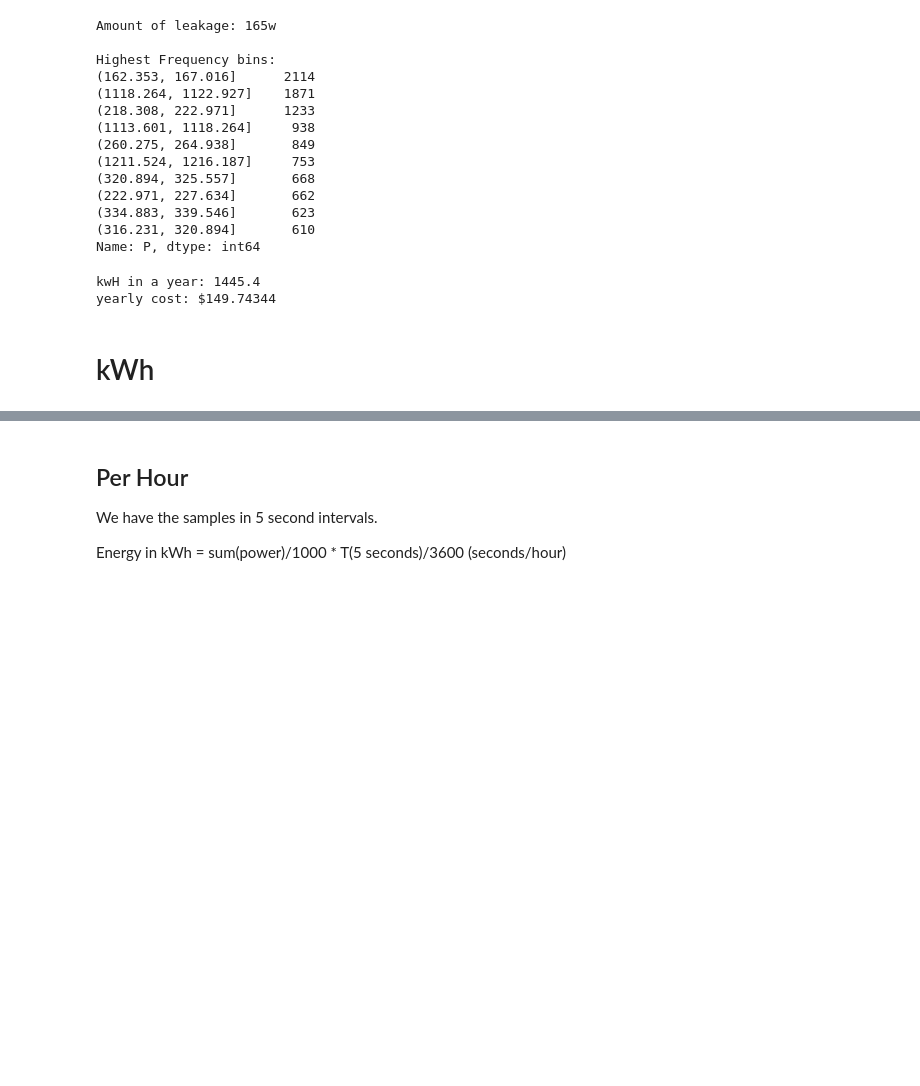
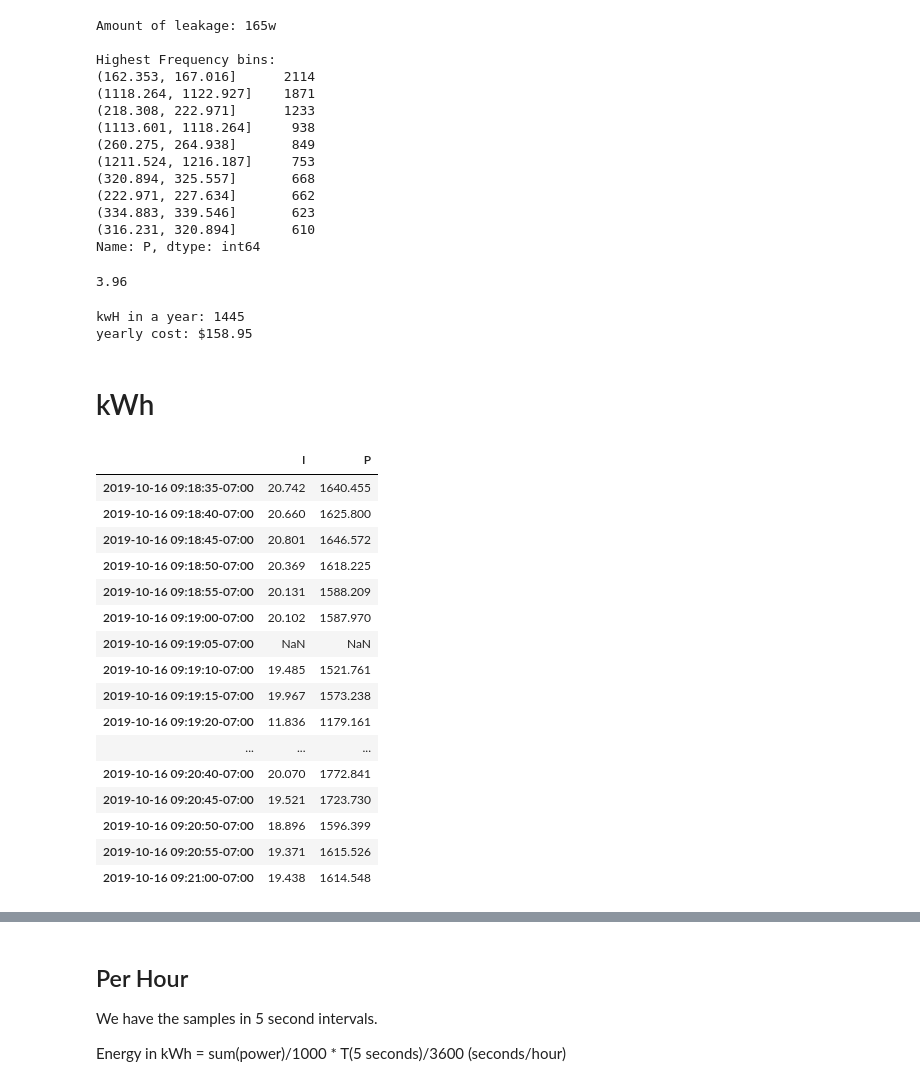
Before and after one commit to BitKnitting/FitHome_Analysis, a Jupyter notebook: notebooks/FitHome_Leaks.ipynb, the cells around one changed output, grey strips where cells are left out. Cells and saved outputs as stored; diff of their text form; code cells hidden in the pictures; blank space fills up the shorter version.

```diff
--- a/notebooks/FitHome_Leaks.ipynb
+++ b/notebooks/FitHome_Leaks.ipynb
@@ -96,19 +163,42 @@ Highest Frequency bins:
 (334.883, 339.546]       623
 (316.231, 320.894]       610
 Name: P, dtype: int64
+# %%
+165/1000*24
+# %% [output]
+3.96
 # %%
 # @title kWh
-kwH = amount_leaking/1000*24*365
+kwH = int(round(amount_leaking/1000*24*365))
 print('kwH in a year: {}'.format(kwH))
-# .1036 / kWh in Kirkland
-yearly_cost = kwH*.1036
+# .11 average cost of electricity around East side of Seattle.
+yearly_cost = kwH*.11
 print("yearly cost: ${}".format(yearly_cost))
 # %% [output]
-kwH in a year: 1445.4
-yearly cost: $149.74344
+kwH in a year: 1445
+yearly cost: $158.95
 # %% [markdown]
 # kWh
 # %%
 # @title Get samples to have the same time delta.
-df_5s = df_5s = df_reshaped.resample(rule='5S').mean()
+df_5s = df_reshaped.resample(rule='5S').mean()
+df_5s.tail(30)
+# %% [output]
+|  | I | P |
+| 2019-10-16 09:18:35-07:00 | 20.742 | 1640.455 |
+| 2019-10-16 09:18:40-07:00 | 20.660 | 1625.800 |
+| 2019-10-16 09:18:45-07:00 | 20.801 | 1646.572 |
+| 2019-10-16 09:18:50-07:00 | 20.369 | 1618.225 |
+| 2019-10-16 09:18:55-07:00 | 20.131 | 1588.209 |
+| 2019-10-16 09:19:00-07:00 | 20.102 | 1587.970 |
+| 2019-10-16 09:19:05-07:00 | NaN | NaN |
+| 2019-10-16 09:19:10-07:00 | 19.485 | 1521.761 |
+| 2019-10-16 09:19:15-07:00 | 19.967 | 1573.238 |
+| 2019-10-16 09:19:20-07:00 | 11.836 | 1179.161 |
+| ... | ... | ... |
+| 2019-10-16 09:20:40-07:00 | 20.070 | 1772.841 |
+| 2019-10-16 09:20:45-07:00 | 19.521 | 1723.730 |
+| 2019-10-16 09:20:50-07:00 | 18.896 | 1596.399 |
+| 2019-10-16 09:20:55-07:00 | 19.371 | 1615.526 |
+| 2019-10-16 09:21:00-07:00 | 19.438 | 1614.548 |
 # %%
```
Also changed, not shown: parts of 13 cells of this notebook.
